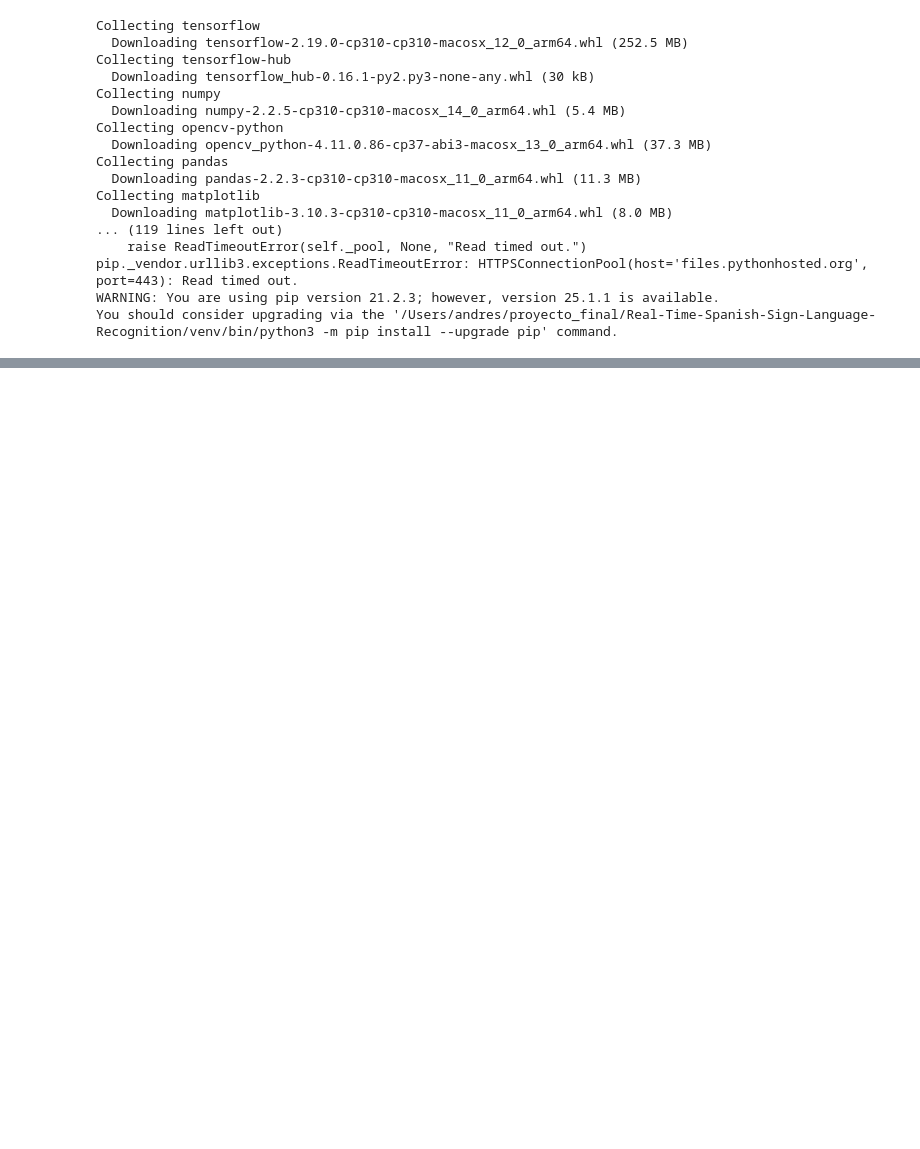
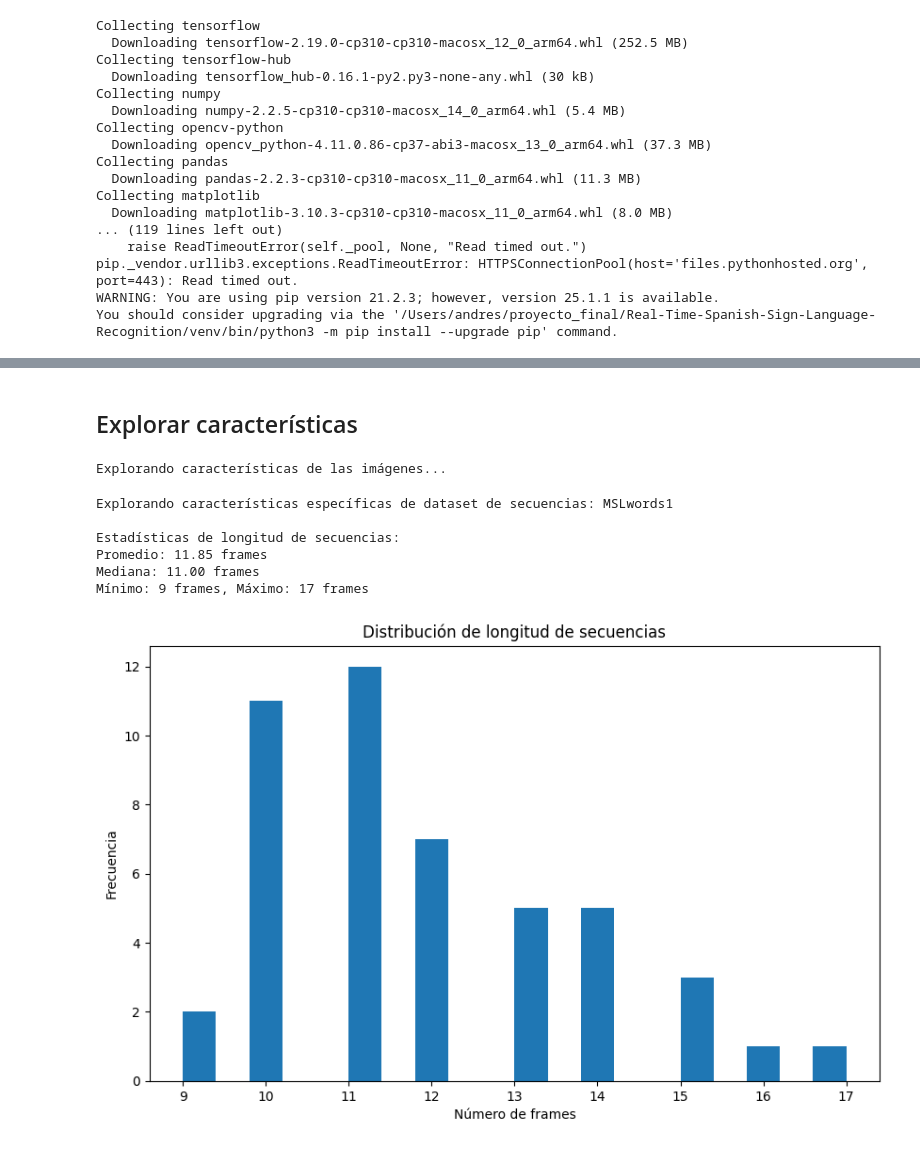
Before and after one commit to AndresPin0/Real-Time-Spanish-Sign-Language-Recognition, a Jupyter notebook: Entrega2/spanish-sign-language-recognition.ipynb, the cells around one changed output, grey strips where cells are left out. Cells and saved outputs as stored; diff of their text form; code cells hidden in the pictures; blank space fills up the shorter version.

```diff
--- a/Entrega2/spanish-sign-language-recognition.ipynb
+++ b/Entrega2/spanish-sign-language-recognition.ipynb
@@ -38,0 +43,13 @@ MSL = "datasets/MSLwords1"
+# %%
+def plot_images(images, titles=None, figsize=(15, 10), rows=3, cols=4):
+    plt.figure(figsize=figsize)
+    for i, img in enumerate(images):
+        if i >= rows*cols:
+            break
+        plt.subplot(rows, cols, i+1)
+        plt.imshow(img)
+        plt.axis('off')
+        if titles is not None:
+            plt.title(titles[i])
+    plt.tight_layout()
+    plt.show()
@@ -38,0 +304,18 @@ MSL = "datasets/MSLwords1"
+# %% [markdown]
+## Explorar características
+# %%
+# Explorar características de imágenes en MSLwords1
+explore_image_characteristics(msl_dataset_path, msl_categories)
+# %% [output]
+Explorando características de las imágenes...
+# %%
+# Explorar secuencias en MSLwords1
+explore_sequence_dataset(msl_dataset_path)
+# %% [output]
+Explorando características específicas de dataset de secuencias: MSLwords1
+
+Estadísticas de longitud de secuencias:
+Promedio: 11.85 frames
+Mediana: 11.00 frames
+Mínimo: 9 frames, Máximo: 17 frames
+[figure, added]
```
Also changed, not shown: parts of 16 cells of this notebook, 2 other files.
